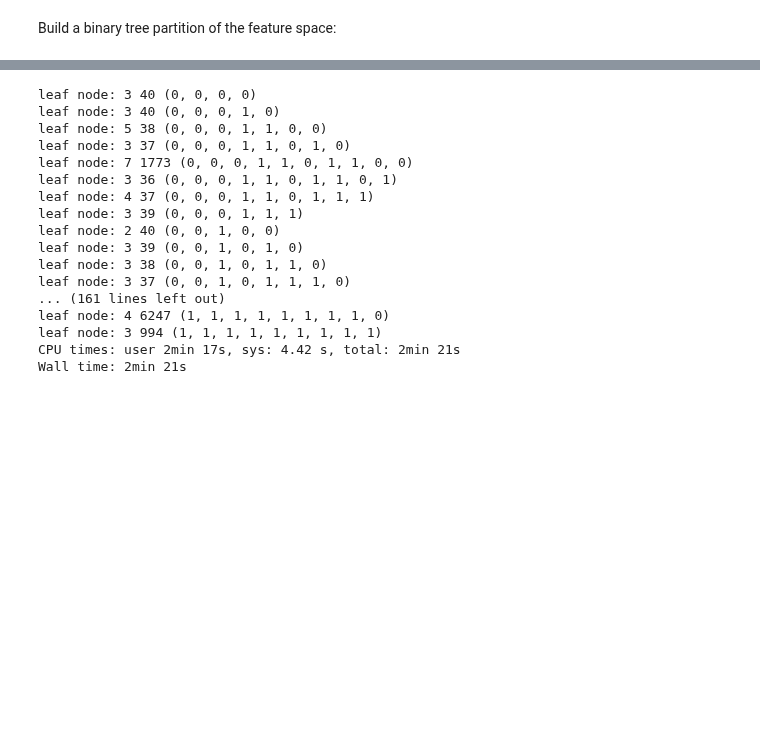
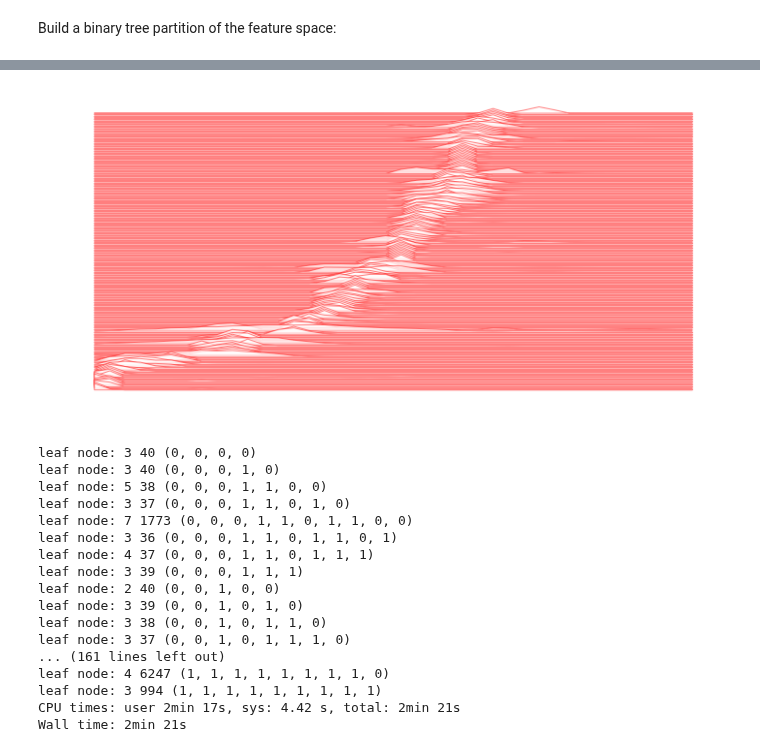
Before and after one commit to dkirkby/zotbin, a Jupyter notebook: Group.ipynb, the cells around one changed output, grey strips where cells are left out. Drawn from its saved outputs; the diff is of its cells as text; code cells hidden in the pictures; blank space fills up the shorter version.

```diff
--- a/Group.ipynb
+++ b/Group.ipynb
@@ -309,3 +315,7 @@ plot_tree_z(tree)
+# %%
+plotzgrp(zhist, sort=True)
+# %% [output]
+[figure, added]
 # %%
 %time tree = Tree(train_features, train_z, zedges)
 # %% [output]
```
Also changed, not shown: parts of 4 cells of this notebook.
